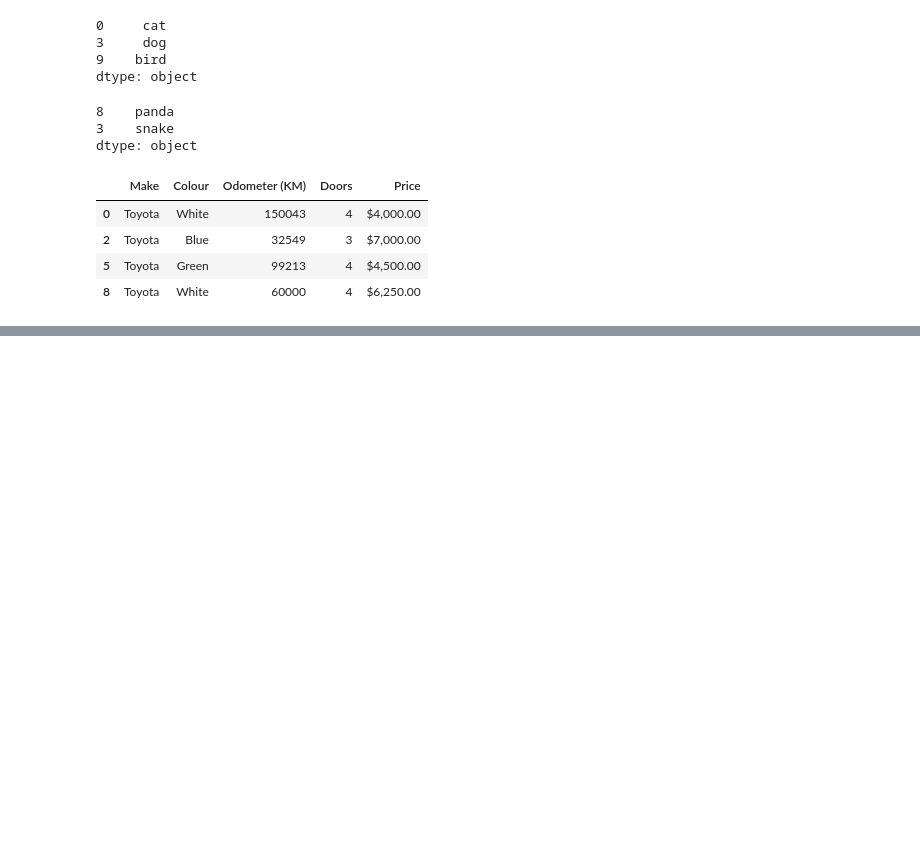
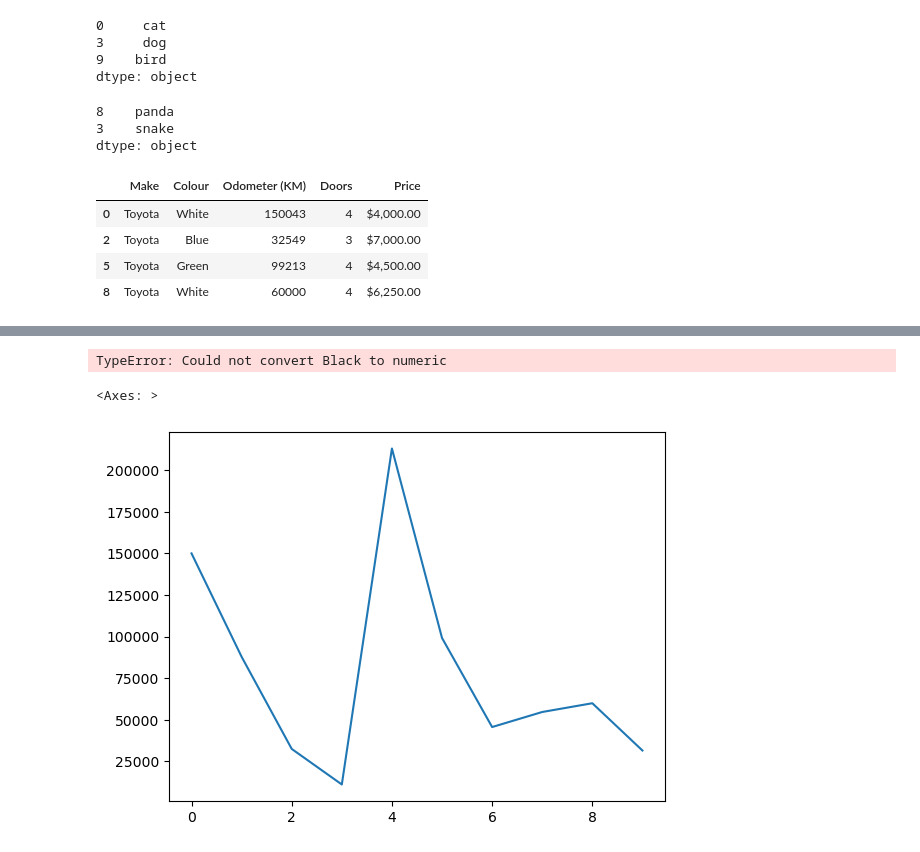
Before and after one commit to abdullahsultan/ML_Understanding, a Jupyter notebook: MLUnderstandingCode.ipynb, the cells around one changed output, grey strips where cells are left out. Saved outputs shown, nothing was run; the diff lists cells and outputs as text; code cells hidden in the pictures; blank space fills up the shorter version.

```diff
--- a/MLUnderstandingCode.ipynb
+++ b/MLUnderstandingCode.ipynb
@@ -183,0 +194,15 @@ Car_Sales[Car_Sales["Make"] == "Toyota"]
+# %%
+#Groupby should make group of similar makes and take mean of their all properties serprately
+Car_Sales.groupby(["Make"]).mean()
+# %% [output]
+TypeError: Could not convert Black to numeric
+# %%
+#If plot is not working
+#Try %matplotlib inline import matplotlibas plt
+
+
+
+Car_Sales["Odometer (KM)"].plot()
+# %% [output]
+<Axes: >
+[figure, added]
```
Also changed, not shown: parts of 2 cells of this notebook.
